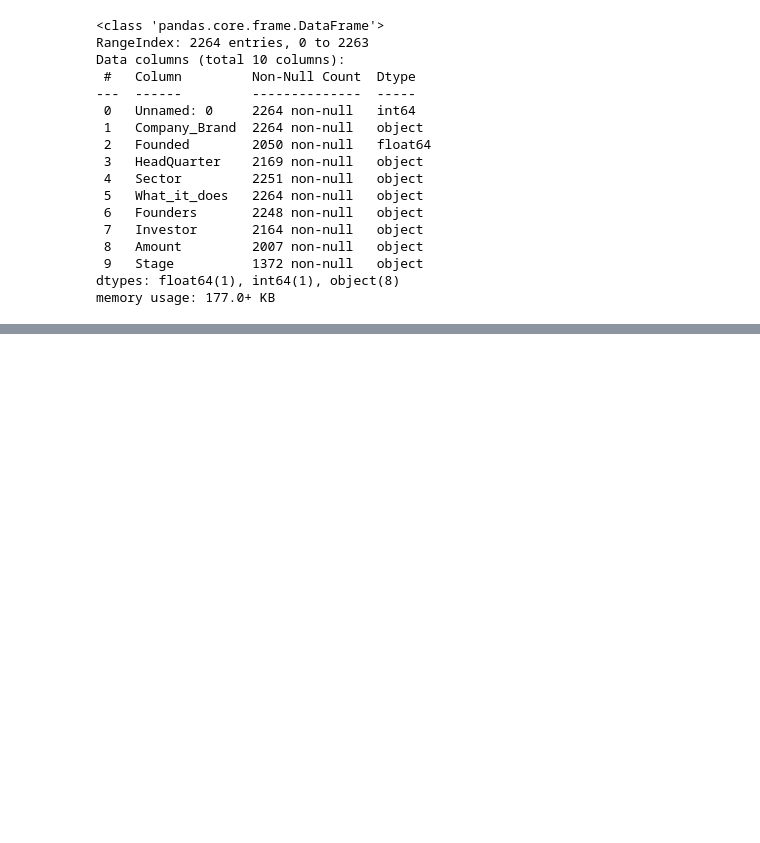
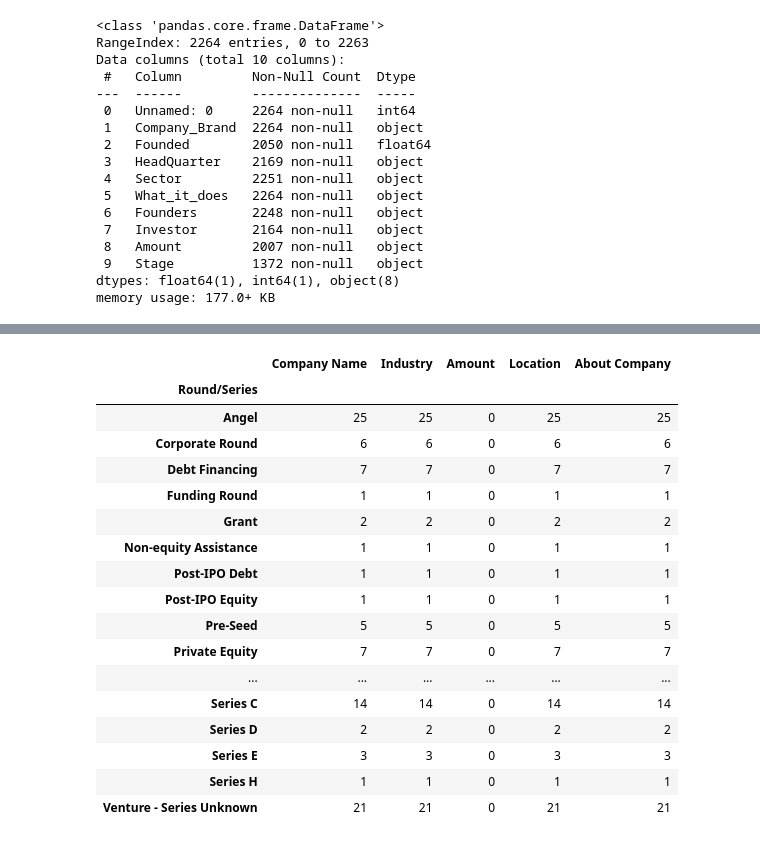
Before and after one commit to Kwamena-A-Yamoah/Indian-Start-up-Funding-Analysis, a Jupyter notebook: Notebooks/Indian_start-up_analysis.ipynb, the cells around one changed output, grey strips where cells are left out. Saved outputs shown, nothing was run; the diff lists cells and outputs as text; code cells hidden in the pictures; blank space fills up the shorter version.

```diff
--- a/Notebooks/Indian_start-up_analysis.ipynb
+++ b/Notebooks/Indian_start-up_analysis.ipynb
@@ -205,0 +490,22 @@ memory usage: 177.0+ KB
+# %%
+# Check the count of null values with respect to "Round/Series"
+df_2018[df_2018['Amount'].isna()].groupby('Round/Series').count()
+# %% [output]
+|  | Company Name | Industry | Amount | Location | About Company |
+| Round/Series |  |  |  |  |  |
+| Angel | 25 | 25 | 0 | 25 | 25 |
+| Corporate Round | 6 | 6 | 0 | 6 | 6 |
+| Debt Financing | 7 | 7 | 0 | 7 | 7 |
+| Funding Round | 1 | 1 | 0 | 1 | 1 |
+| Grant | 2 | 2 | 0 | 2 | 2 |
+| Non-equity Assistance | 1 | 1 | 0 | 1 | 1 |
+| Post-IPO Debt | 1 | 1 | 0 | 1 | 1 |
+| Post-IPO Equity | 1 | 1 | 0 | 1 | 1 |
+| Pre-Seed | 5 | 5 | 0 | 5 | 5 |
+| Private Equity | 7 | 7 | 0 | 7 | 7 |
+| ... | ... | ... | ... | ... | ... |
+| Series C | 14 | 14 | 0 | 14 | 14 |
+| Series D | 2 | 2 | 0 | 2 | 2 |
+| Series E | 3 | 3 | 0 | 3 | 3 |
+| Series H | 1 | 1 | 0 | 1 | 1 |
+| Venture - Series Unknown | 21 | 21 | 0 | 21 | 21 |
```
Also changed, not shown: parts of 33 cells of this notebook.
